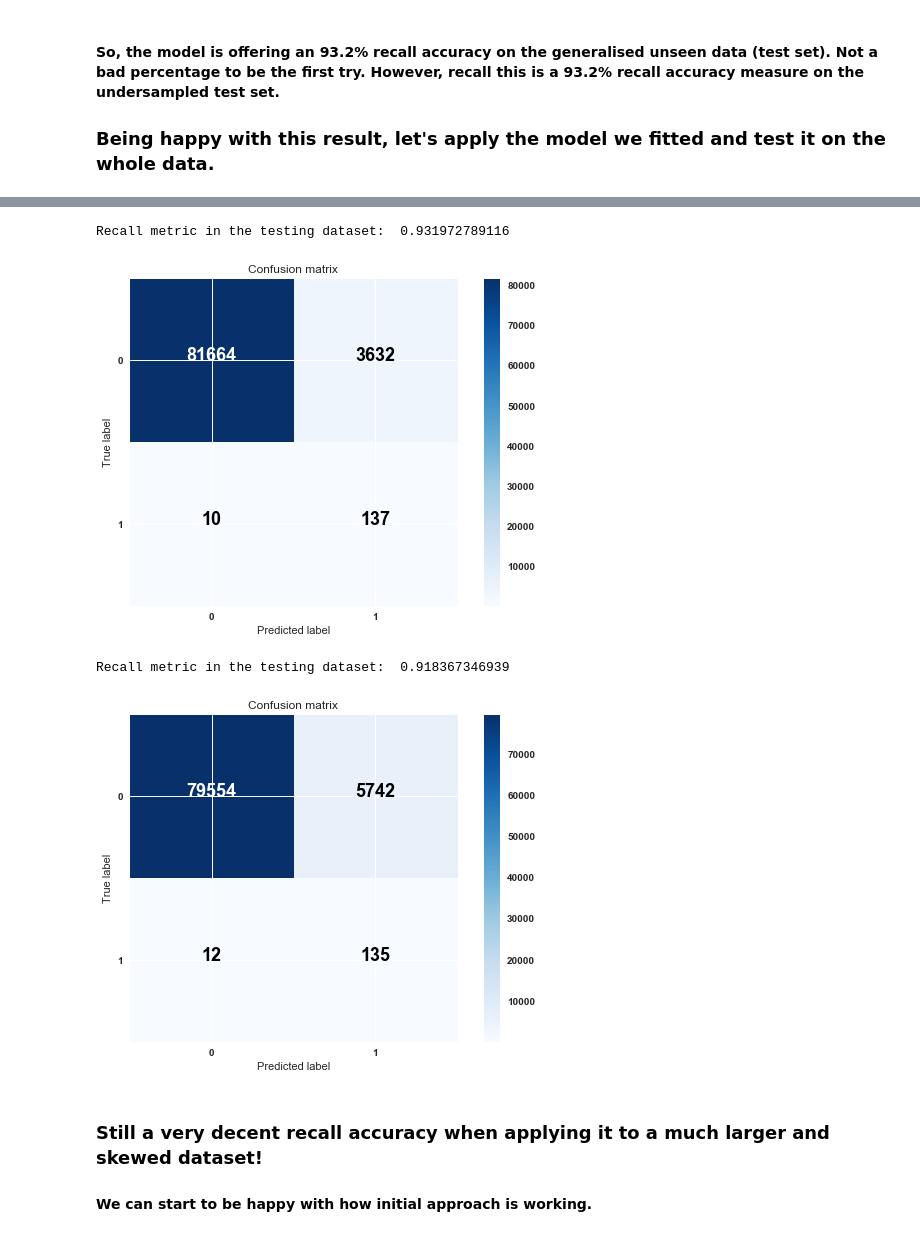
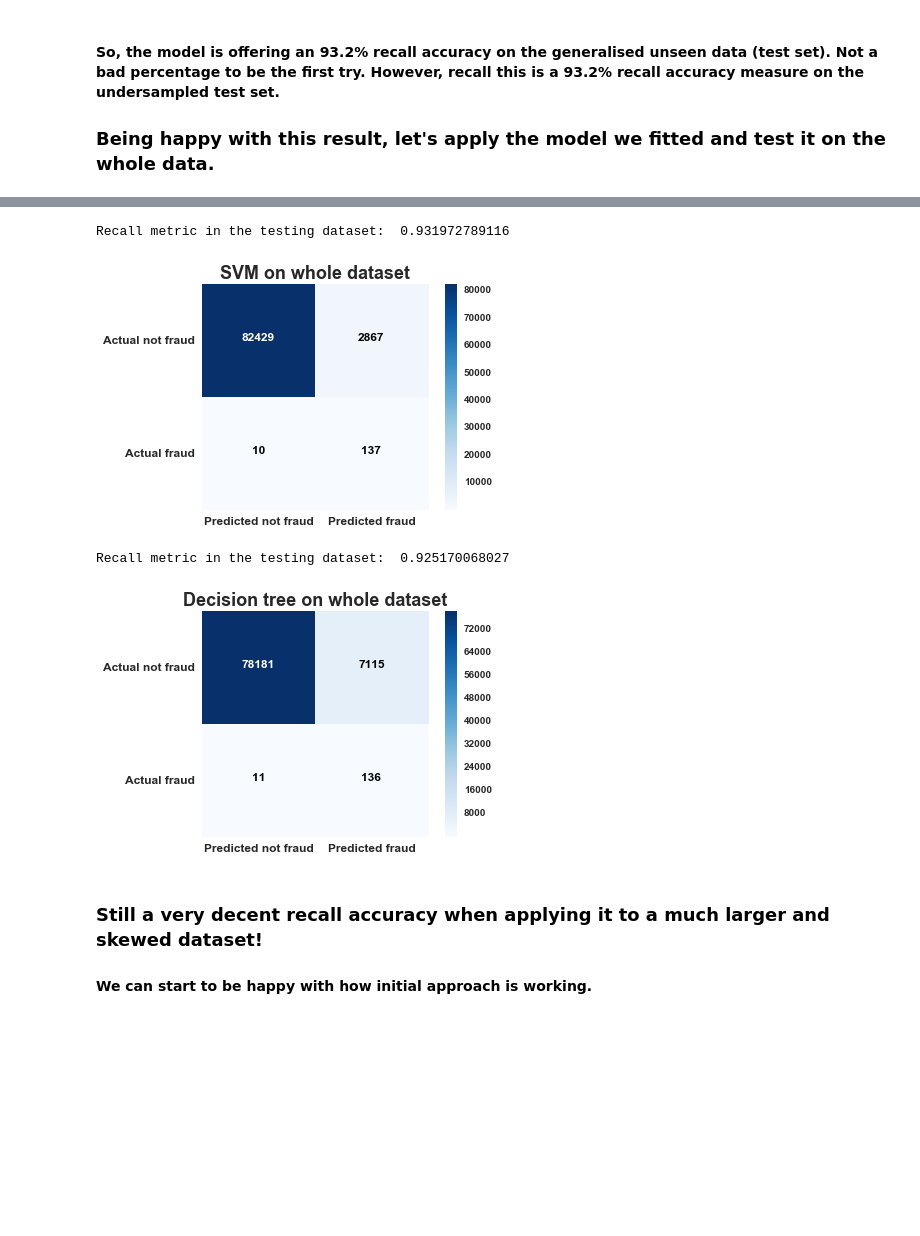
Before and after one commit to mshu1/SpendingHabitsEducation, a Jupyter notebook: original_notebook-lisa.ipynb, the cells around one changed output, grey strips where cells are left out. Drawn from its saved outputs; the diff is of its cells as text; code cells hidden in the pictures; blank space fills up the shorter version.

```diff
--- a/original_notebook-lisa.ipynb
+++ b/original_notebook-lisa.ipynb
@@ -425,5 +380,5 @@ http://pandas.pydata.org/pandas-docs/stable/indexing.html#deprecate_ix
 # %%
-best_c_tree = printing_Kfold_scores_svm(X_train_undersample,y_train_undersample)
+best_kernel_svm = printing_Kfold_scores_svm(X_train_undersample,y_train_undersample, "SVM on undersampled data")
 # %% [output]
 -------------------------------------------
 kernel parameter:  ['sigmoid', 'linear']
@@ -456,17 +406,22 @@ import itertools
 def plot_confusion_matrix(cm, classes,
                           normalize=False,
                           title='Confusion matrix',
-                          cmap=plt.cm.Blues):
+                          cmap=plt.cm.Blues,
+                          print_title="placeholder"):
     """
     This function prints and plots the confusion matrix.
     Normalization can be applied by setting `normalize=True`.
     """
+    if print_title == "placeholder":
+        print_title = title
+    plt.grid(False)
     plt.imshow(cm, interpolation='nearest', cmap=cmap)
-    plt.title(title)
+    plt.title(title, **hfont)
     plt.colorbar()
     tick_marks = np.arange(len(classes))
-    plt.xticks(tick_marks, classes, rotation=0)
-    plt.yticks(tick_marks, classes)
+    sfont = {'size':'12', 'weight': 'bold'}
+    plt.xticks(tick_marks, ['Predicted not fraud', 'Predicted fraud'], rotation=0, **sfont)
+    plt.yticks(tick_marks, ['Actual not fraud', 'Actual fraud'], **sfont)
 
     if normalize:
         cm = cm.astype('float') / cm.sum(axis=1)[:, np.newaxis]
@@ -483,8 +438,7 @@ def plot_confusion_matrix(cm, classes,
                  color="white" if cm[i, j] > thresh else "black")
 
     plt.tight_layout()
-    plt.ylabel('True label')
-    plt.xlabel('Predicted label')
+    plt.savefig(print_title+".png", dpi = 300, format="png")
 # %% [markdown]
 ### Predictions on test set and plotting confusion matrix
 
@@ -516,7 +470,7 @@ Recall metric in the testing dataset:  0.931972789116
 ####### TREE ####################
 # Use this C_parameter to build the final model with the whole training dataset and predict the classes in the test
 # dataset
-clf = tree.DecisionTreeClassifier(max_depth=4)
+clf = tree.DecisionTreeClassifier(max_depth=best_depth_tree)
 clf.fit(X_train_undersample,y_train_undersample.values.ravel())
 y_pred_undersample = clf.predict(X_test_undersample.values)
 
@@ -531,6 +485,6 @@ class_names = [0,1]
 plt.figure()
 plot_confusion_matrix(cnf_matrix
                       , classes=class_names
-                      , title='Confusion matrix')
+                      , title='Decision tree on test data')
 plt.show()
 # %% [output]
@@ -542,7 +496,7 @@ Recall metric in the testing dataset:  0.904761904762
 # dataset
 from sklearn.svm import SVC
 
-clf = SVC(kernel='linear')
+clf = SVC(kernel=best_kernel_svm)
 clf.fit(X_train_undersample,y_train_undersample.values.ravel())
 y_pred_undersample = clf.predict(X_test_undersample.values)
 
@@ -557,6 +511,6 @@ class_names = [0,1]
 plt.figure()
 plot_confusion_matrix(cnf_matrix
                       , classes=class_names
-                      , title='Confusion matrix')
+                      , title='SVM on test data')
 plt.show()
 # %% [output]
@@ -592,28 +546,28 @@ Recall metric in the testing dataset:  0.918367346939
 # %%
 ##### SVM #########
-clf = SVC(kernel='linear')
+clf = SVC(kernel=best_kernel_svm)
 clf.fit(X_train_undersample,y_train_undersample.values.ravel())
 y_pred = clf.predict(X_test.values)
 
 # Compute confusion matrix
 cnf_matrix = confusion_matrix(y_test,y_pred)
 np.set_printoptions(precision=2)
 
 print("Recall metric in the testing dataset: ", cnf_matrix[1,1]/(cnf_matrix[1,0]+cnf_matrix[1,1]))
 
 # Plot non-normalized confusion matrix
 class_names = [0,1]
 plt.figure()
 plot_confusion_matrix(cnf_matrix
                       , classes=class_names
-                      , title='Confusion matrix')
+                      , title='SVM on whole dataset')
 plt.show()
 # %% [output]
 Recall metric in the testing dataset:  0.931972789116
-[figure, old version]
+[figure, new version]
 # %%
 #####  Tree #########
-clf = tree.DecisionTreeClassifier(max_depth=4)
+clf = tree.DecisionTreeClassifier(max_depth=best_depth_tree)
 clf.fit(X_train_undersample,y_train_undersample.values.ravel())
 y_pred = clf.predict(X_test.values)
 
@@ -628,11 +582,11 @@ class_names = [0,1]
 plt.figure()
 plot_confusion_matrix(cnf_matrix
                       , classes=class_names
-                      , title='Confusion matrix')
+                      , title='Decision tree on whole dataset')
 plt.show()
 # %% [output]
-Recall metric in the testing dataset:  0.918367346939
+Recall metric in the testing dataset:  0.925170068027
-[figure, old version]
+[figure, new version]
 # %% [markdown]
 ### Still a very decent recall accuracy when applying it to a much larger and skewed dataset!
 
```
Also changed, not shown: parts of 22 cells of this notebook, 13 other files.
